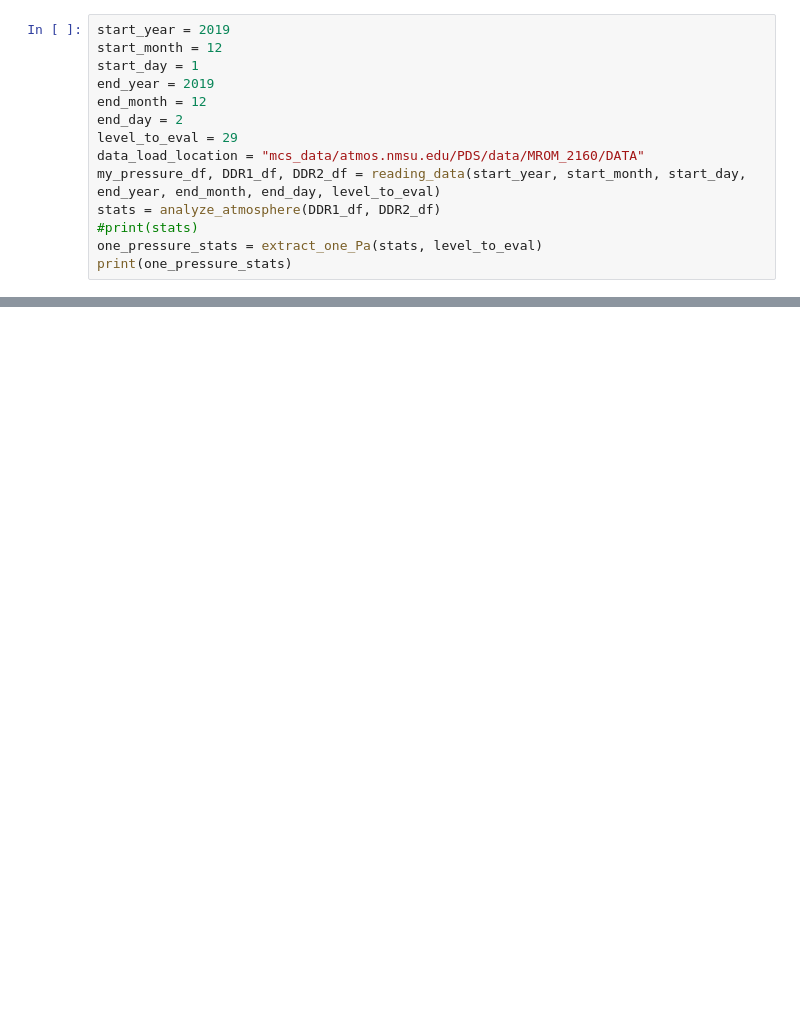
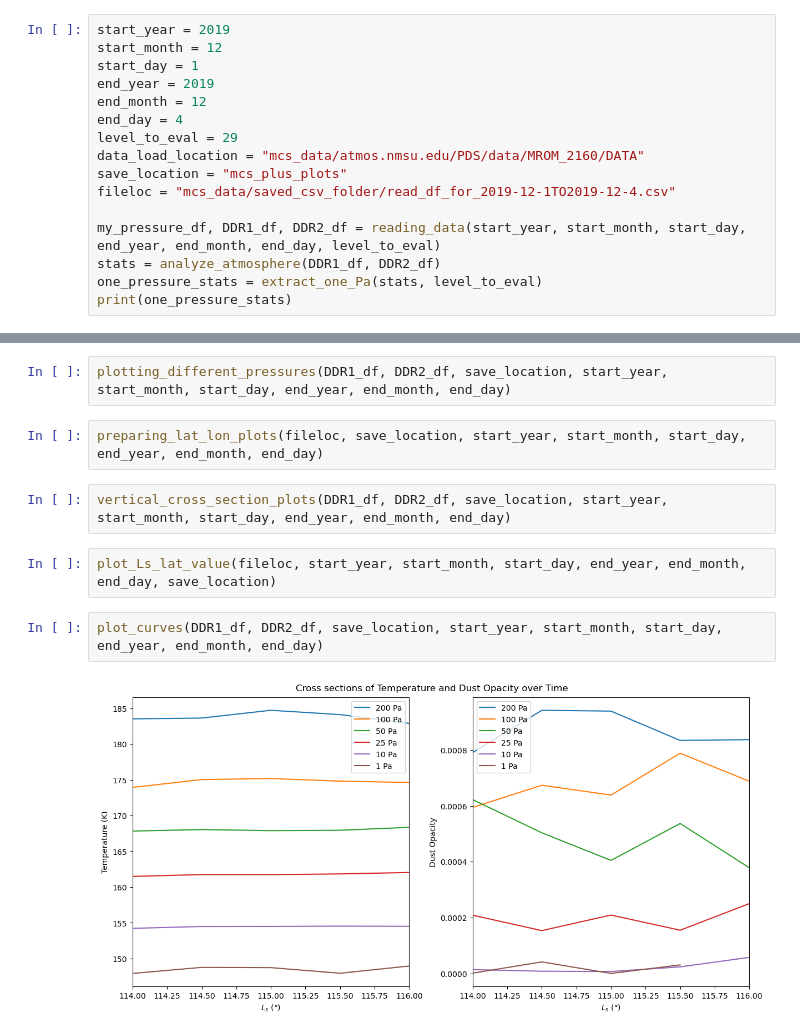
Before and after one commit to julialynn5/mcstools-plus, a Jupyter notebook: test.ipynb, the cells around one changed output, grey strips where cells are left out. Drawn from its saved outputs; the diff is of its cells as text; blank space fills up the shorter version.

Commit message:
updating plotting funct, etc...

```diff
--- a/test.ipynb
+++ b/test.ipynb
@@ -8,12 +8,14 @@ start_month = 12
 start_day = 1
 end_year = 2019
 end_month = 12
-end_day = 2
+end_day = 4
 level_to_eval = 29
 data_load_location = "mcs_data/atmos.nmsu.edu/PDS/data/MROM_2160/DATA"
+save_location = "mcs_plus_plots"
+fileloc = "mcs_data/saved_csv_folder/read_df_for_2019-12-1TO2019-12-4.csv"
+
 my_pressure_df, DDR1_df, DDR2_df = reading_data(start_year, start_month, start_day, end_year, end_month, end_day, level_to_eval)
 stats = analyze_atmosphere(DDR1_df, DDR2_df)
-#print(stats)
 one_pressure_stats = extract_one_Pa(stats, level_to_eval)
 print(one_pressure_stats)
 # %% [output]
@@ -43,0 +41,12 @@ plot_Ls_lat_value(fileloc, start_year, start_month, start_day, end_year, end_mon
+# %%
+plotting_different_pressures(DDR1_df, DDR2_df, save_location, start_year, start_month, start_day, end_year, end_month, end_day)
+# %%
+preparing_lat_lon_plots(fileloc, save_location, start_year, start_month, start_day, end_year, end_month, end_day)
+# %%
+vertical_cross_section_plots(DDR1_df, DDR2_df, save_location, start_year, start_month, start_day, end_year, end_month, end_day)
+# %%
+plot_Ls_lat_value(fileloc, start_year, start_month, start_day, end_year, end_month, end_day, save_location)
+# %%
+plot_curves(DDR1_df, DDR2_df, save_location, start_year, start_month, start_day, end_year, end_month, end_day)
+# %% [output]
+[figure, added]
```
Also changed, not shown: parts of 3 cells of this notebook, 15 other files.
